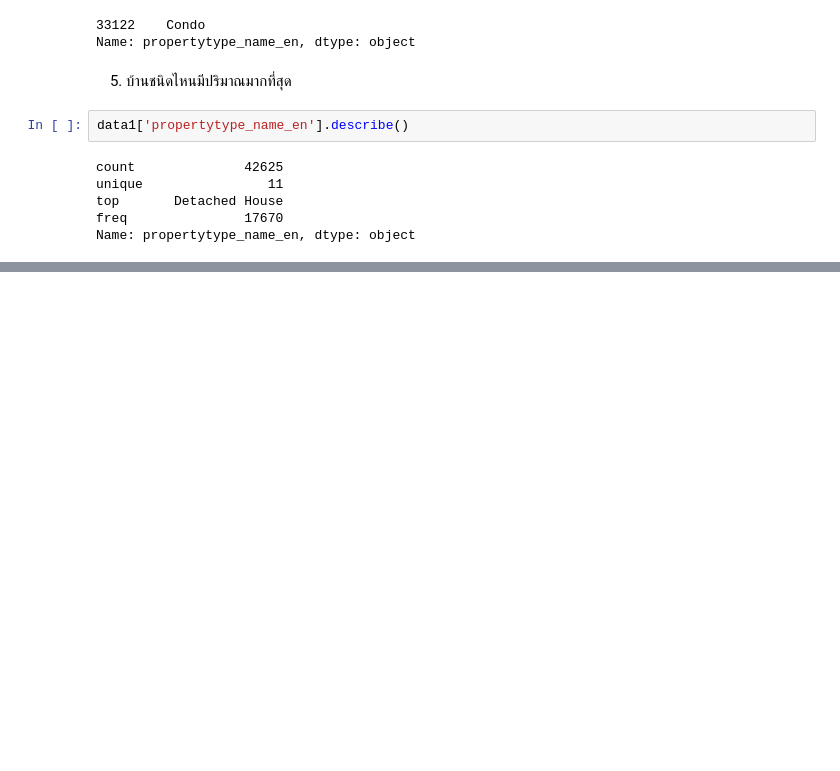
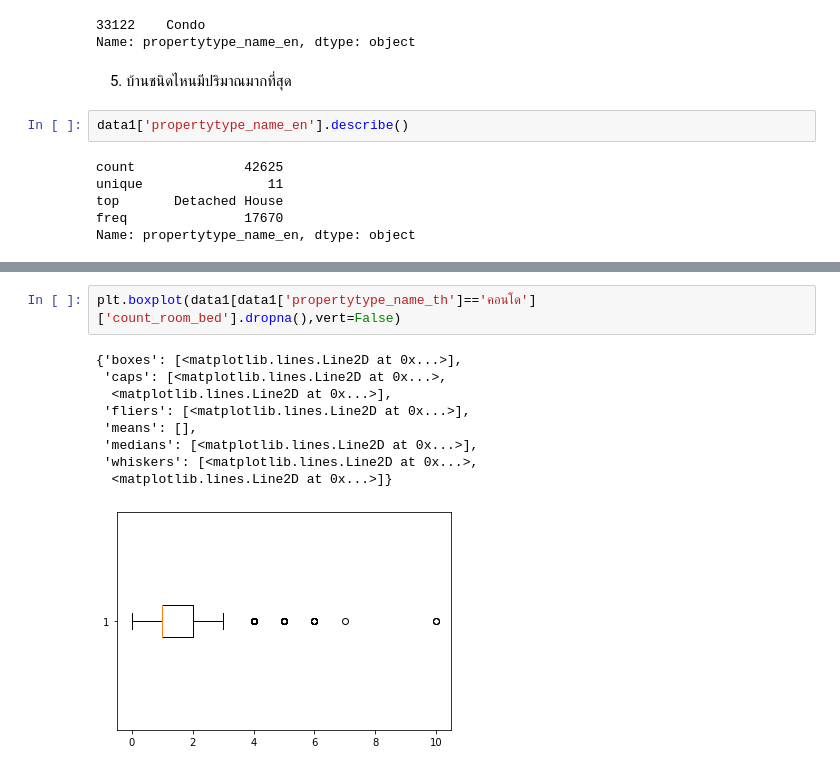
Before and after one commit to supatsara2002/BasicProg_DataViz65, a Jupyter notebook: Pandas_Dataframe_.ipynb, the cells around one changed output, grey strips where cells are left out. Saved outputs shown, nothing was run; the diff lists cells and outputs as text; blank space fills up the shorter version.

```diff
--- a/Pandas_Dataframe_.ipynb
+++ b/Pandas_Dataframe_.ipynb
@@ -354,0 +374,12 @@ Name: propertytype_name_en, dtype: object
+# %%
+plt.boxplot(data1[data1['propertytype_name_th']=='คอนโด']['count_room_bed'].dropna(),vert=False)
+# %% [output]
+{'boxes': [<matplotlib.lines.Line2D at 0x...>],
+ 'caps': [<matplotlib.lines.Line2D at 0x...>,
+  <matplotlib.lines.Line2D at 0x...>],
+ 'fliers': [<matplotlib.lines.Line2D at 0x...>],
+ 'means': [],
+ 'medians': [<matplotlib.lines.Line2D at 0x...>],
+ 'whiskers': [<matplotlib.lines.Line2D at 0x...>,
+  <matplotlib.lines.Line2D at 0x...>]}
+[figure, added]
```
Also changed, not shown: parts of 6 cells of this notebook.
